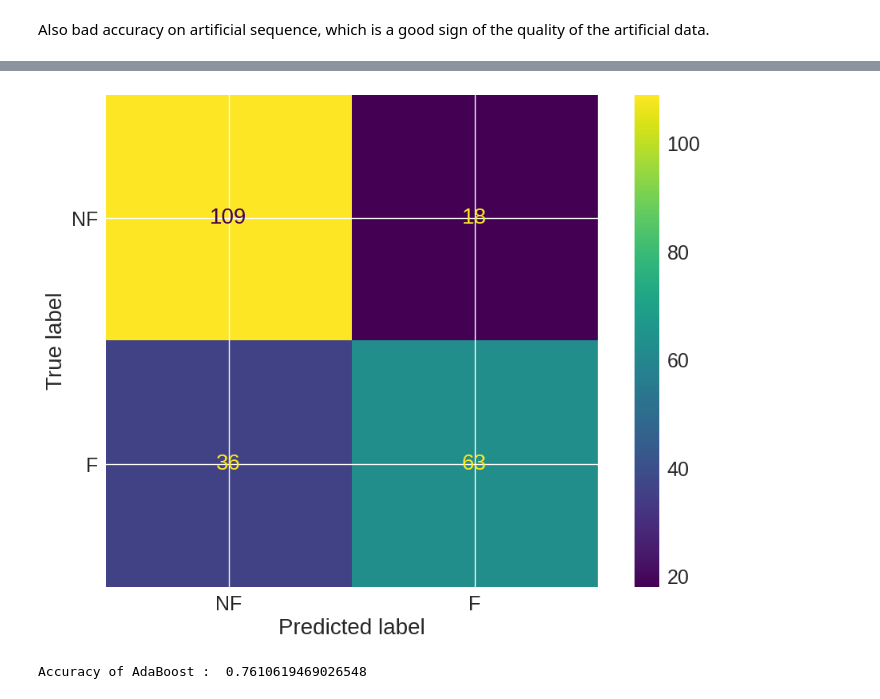
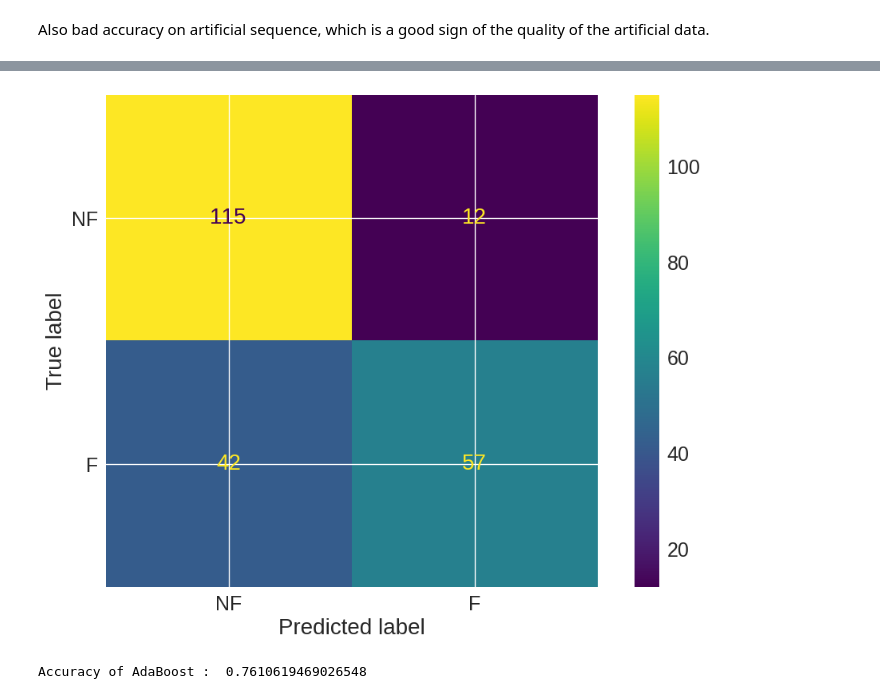
Before and after one commit to vicdlp/CS_project, a Jupyter notebook: CS_project.ipynb, the cells around one changed output, grey strips where cells are left out. Drawn from its saved outputs; the diff is of its cells as text; code cells hidden in the pictures.

```diff
--- a/CS_project.ipynb
+++ b/CS_project.ipynb
@@ -6,10 +6,14 @@
 !pip install biopython # Install the biopython library which contains the SeqIO module.
 from Bio import SeqIO # to read protein sequences
 import numpy as np
-from sklearn.decomposition import PCA
 import matplotlib.pyplot as plt
 from scipy import stats
 import re
+import seaborn as sns
+from cycler import cycler
+
+
+colors = sns.color_palette("deep", n_colors=15)
 
 # Set plot style for a cleaner visual appearance
 plt.style.use('seaborn-v0_8')
@@ -22,8 +26,9 @@ plt.rcParams.update({
     'xtick.labelsize': 18,      # X-tick label font size
     'ytick.labelsize': 18,      # Y-tick label font size
     'legend.fontsize': 16,      # Legend font size
-    'figure.figsize': (12, 8),  # Set default figure size to 16x9
+    'figure.figsize': (12, 8),  # Set default figure size
     'legend.frameon': True,
-    'legend.edgecolor' : '0.1'
+    'legend.edgecolor' : '0.1',
+    'axes.prop_cycle': cycler(color=colors)
 })
 # %% [output]
@@ -472,11 +473,11 @@ plt.show()
 # %% [output]
 [figure]
 # %%
-depth = range(10,20)
+depth = range(10,40)
 error_rate = np.zeros(0)
 
 for d in depth:
-  RFC = RandomForestClassifier(n_estimators=40, random_state=0, max_depth = d)
+  RFC = RandomForestClassifier(n_estimators=40, random_state=0, max_depth = d, class_weight = 'balanced')
   RFC.fit(X_train, y_train)
   y_pred = RFC.predict(X_val)
   error_rate = np.append(error_rate, 1-RFC.score(X_val, y_val) )
@@ -492,6 +493,6 @@ Best depth is 13
 # %%
-RFC = RandomForestClassifier(n_estimators=40, random_state=0, max_depth = 13)
+RFC = RandomForestClassifier(n_estimators=15, random_state=0, max_depth = 33, class_weight ="balanced")
 RFC.fit(X_train, y_train)
 
-print("Accuracy of Logistic regression : ", log_reg.score(X_art, y_art))
+print("Accuracy of Random Forest on test set : ", RFC.score(X_art, y_art))
 # %% [output]
@@ -519,16 +520,16 @@ plt.show()
 # %%
 from sklearn.ensemble import AdaBoostClassifier
 
-Ada = AdaBoostClassifier(estimator=LogisticRegression(), random_state=0)
+Ada = AdaBoostClassifier(estimator=RandomForestClassifier( n_estimators=15, random_state=0, max_depth = 33, class_weight = 'balanced'), random_state=0)
 Ada.fit(X_train, y_train)
 y_pred = Ada.predict(X_val)
 
 cm = confusion_matrix(y_val, y_pred)
 disp = ConfusionMatrixDisplay(confusion_matrix=cm, display_labels = ["NF","F"])
 disp.plot()
 plt.show()
 
 print("Accuracy of AdaBoost : ", Ada.score(X_val, y_val))
 # %% [output]
-[figure, old version]
+[figure, new version]
 Accuracy of AdaBoost :  0.7610619469026548
```
Also changed, not shown: parts of 15 cells of this notebook.
